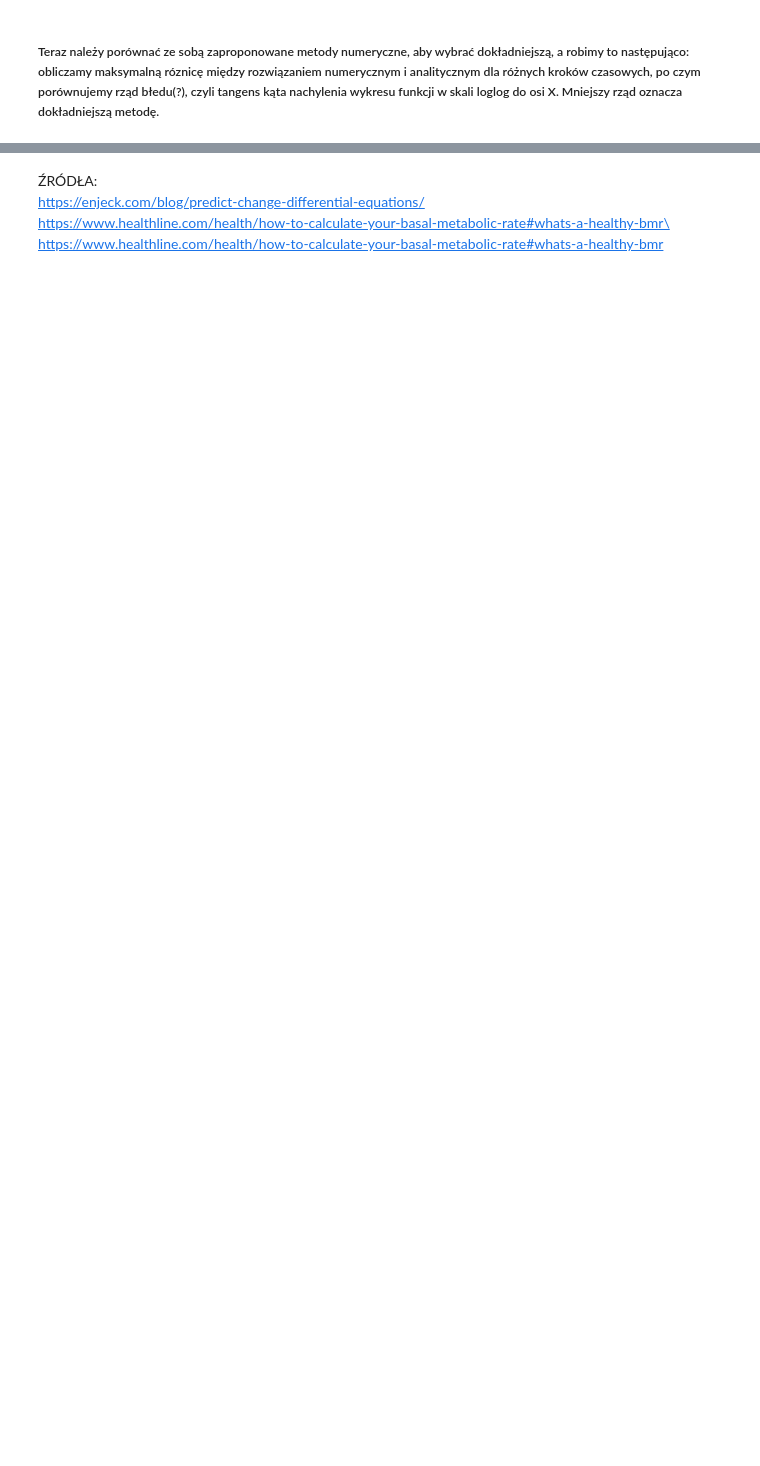
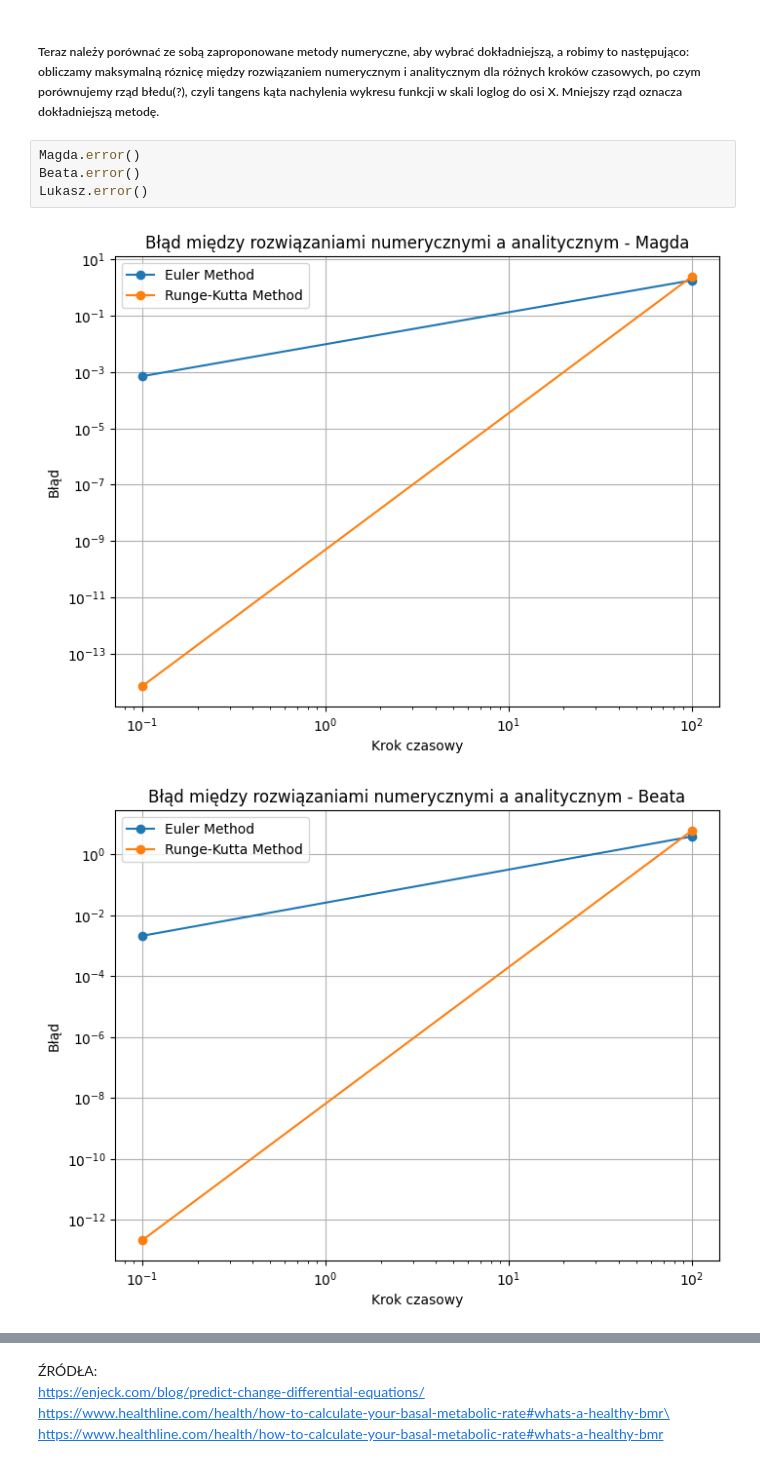
Before and after one commit to alicjagornik/Projekt_Rownania, a Jupyter notebook: tekst.ipynb, the cells around one changed output, grey strips where cells are left out. Drawn from its saved outputs; the diff is of its cells as text; blank space fills up the shorter version.

```diff
--- a/tekst.ipynb
+++ b/tekst.ipynb
@@ -318,2 +285,9 @@ Masa wyjściowa obliczona metodą Runge_Knutta, gdzie krok czasowy wynosi 1:  10
 # %% [markdown]
 ##### Teraz należy porównać ze sobą zaproponowane metody numeryczne, aby wybrać dokładniejszą, a robimy to następująco: obliczamy maksymalną róznicę między rozwiązaniem numerycznym i analitycznym dla różnych kroków czasowych, po czym porównujemy rząd błedu(?), czyli tangens kąta nachylenia wykresu funkcji w skali loglog do osi X. Mniejszy rząd oznacza dokładniejszą metodę.
+# %%
+Magda.error()
+Beata.error()
+Lukasz.error()
+# %% [output]
+[figure, added]
+[figure, added]
```
Also changed, not shown: parts of 8 cells of this notebook.
